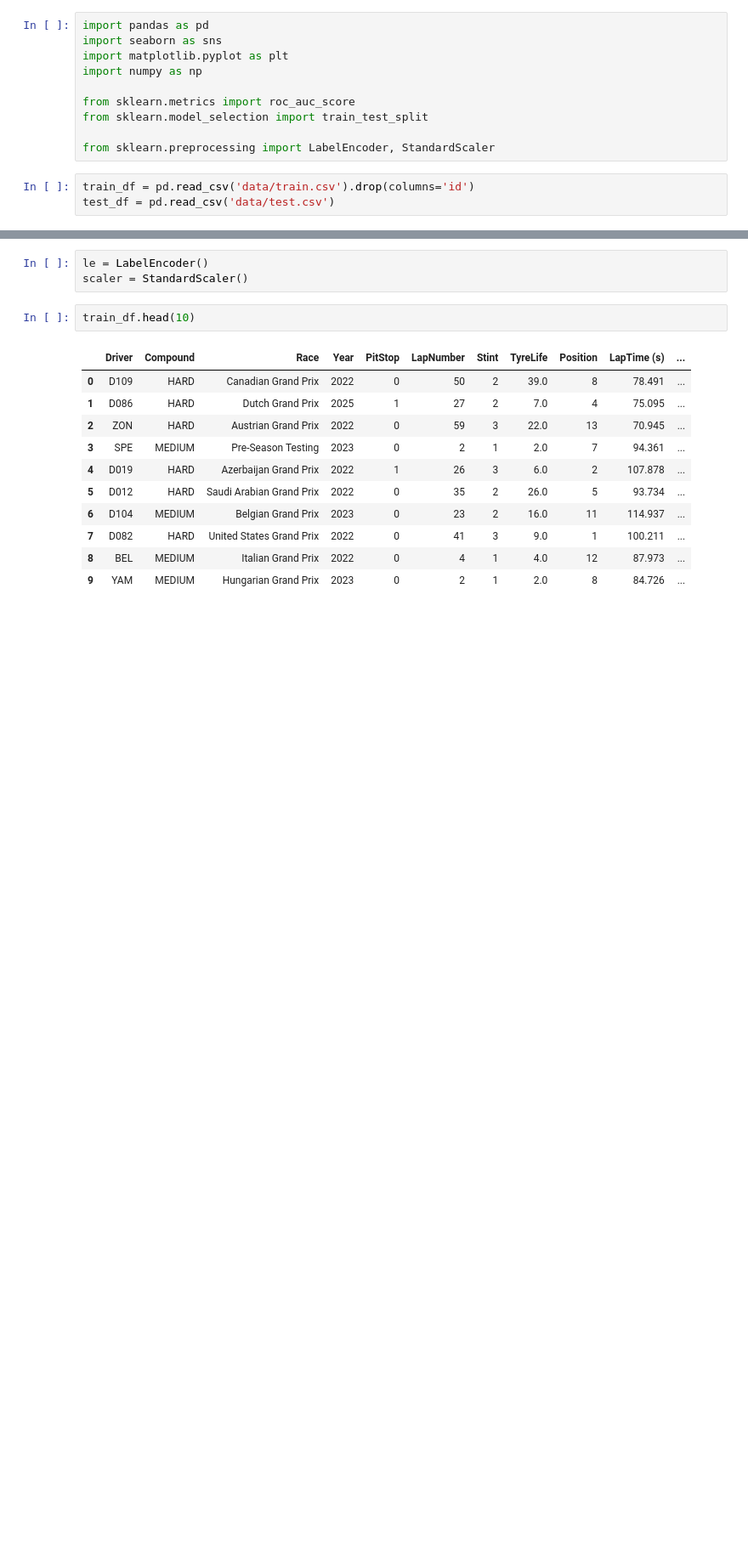
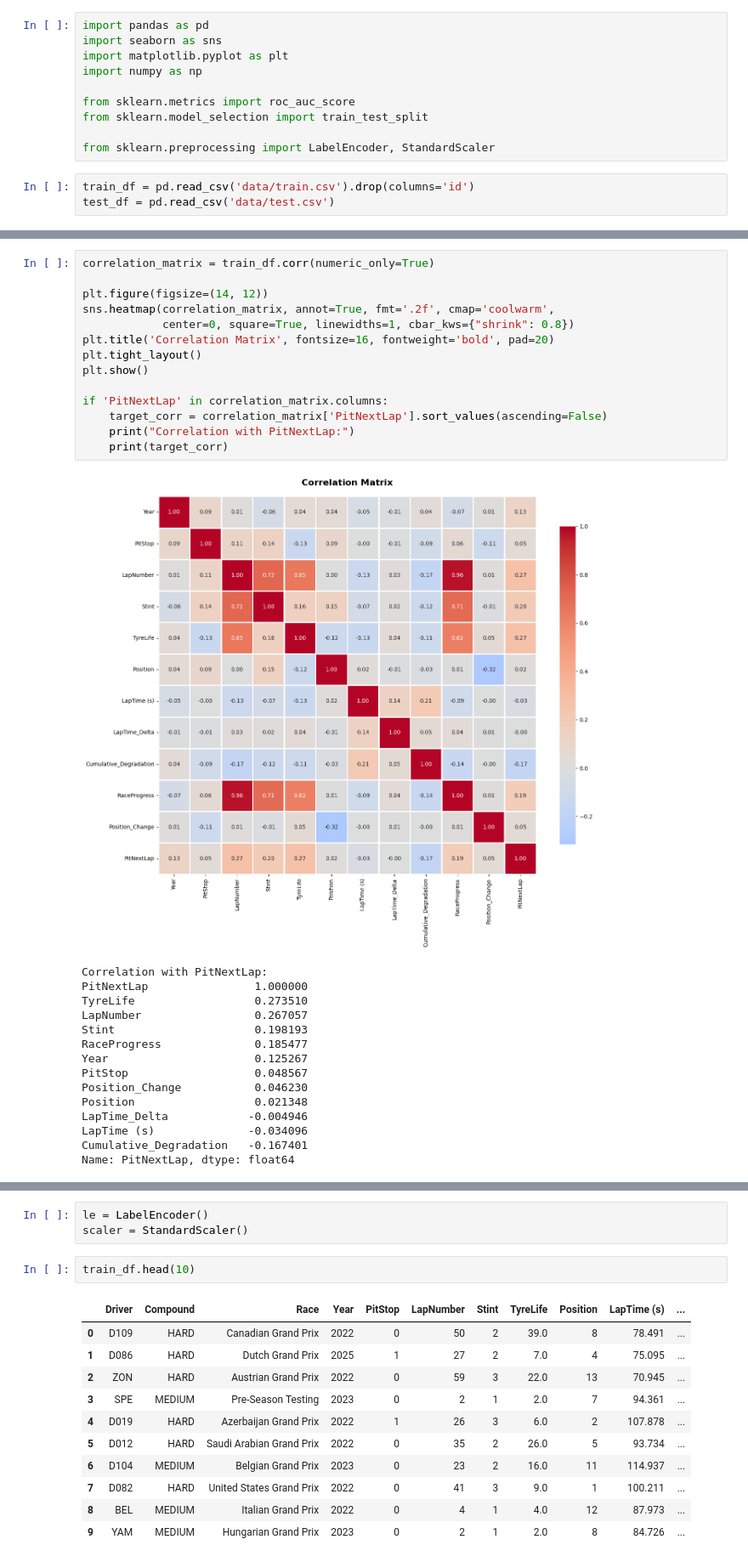
Before and after one commit to jpmamededs/KagglePitStops, a Jupyter notebook: PitStops.ipynb, the cells around one changed output, grey strips where cells are left out. Shown at 85% size. Cells and saved outputs as stored; diff of their text form; blank space fills up the shorter version.

```diff
--- a/PitStops.ipynb
+++ b/PitStops.ipynb
@@ -13,0 +107,30 @@ test_df = pd.read_csv('data/test.csv')
+# %%
+correlation_matrix = train_df.corr(numeric_only=True)
+
+plt.figure(figsize=(14, 12))
+sns.heatmap(correlation_matrix, annot=True, fmt='.2f', cmap='coolwarm',
+            center=0, square=True, linewidths=1, cbar_kws={"shrink": 0.8})
+plt.title('Correlation Matrix', fontsize=16, fontweight='bold', pad=20)
+plt.tight_layout()
+plt.show()
+
+if 'PitNextLap' in correlation_matrix.columns:
+    target_corr = correlation_matrix['PitNextLap'].sort_values(ascending=False)
+    print("Correlation with PitNextLap:")
+    print(target_corr)
+# %% [output]
+[figure, added]
+Correlation with PitNextLap:
+PitNextLap                1.000000
+TyreLife                  0.273510
+LapNumber                 0.267057
+Stint                     0.198193
+RaceProgress              0.185477
+Year                      0.125267
+PitStop                   0.048567
+Position_Change           0.046230
+Position                  0.021348
+LapTime_Delta            -0.004946
+LapTime (s)              -0.034096
+Cumulative_Degradation   -0.167401
+Name: PitNextLap, dtype: float64
```
Also changed, not shown: parts of 29 cells of this notebook, 6 other files.
